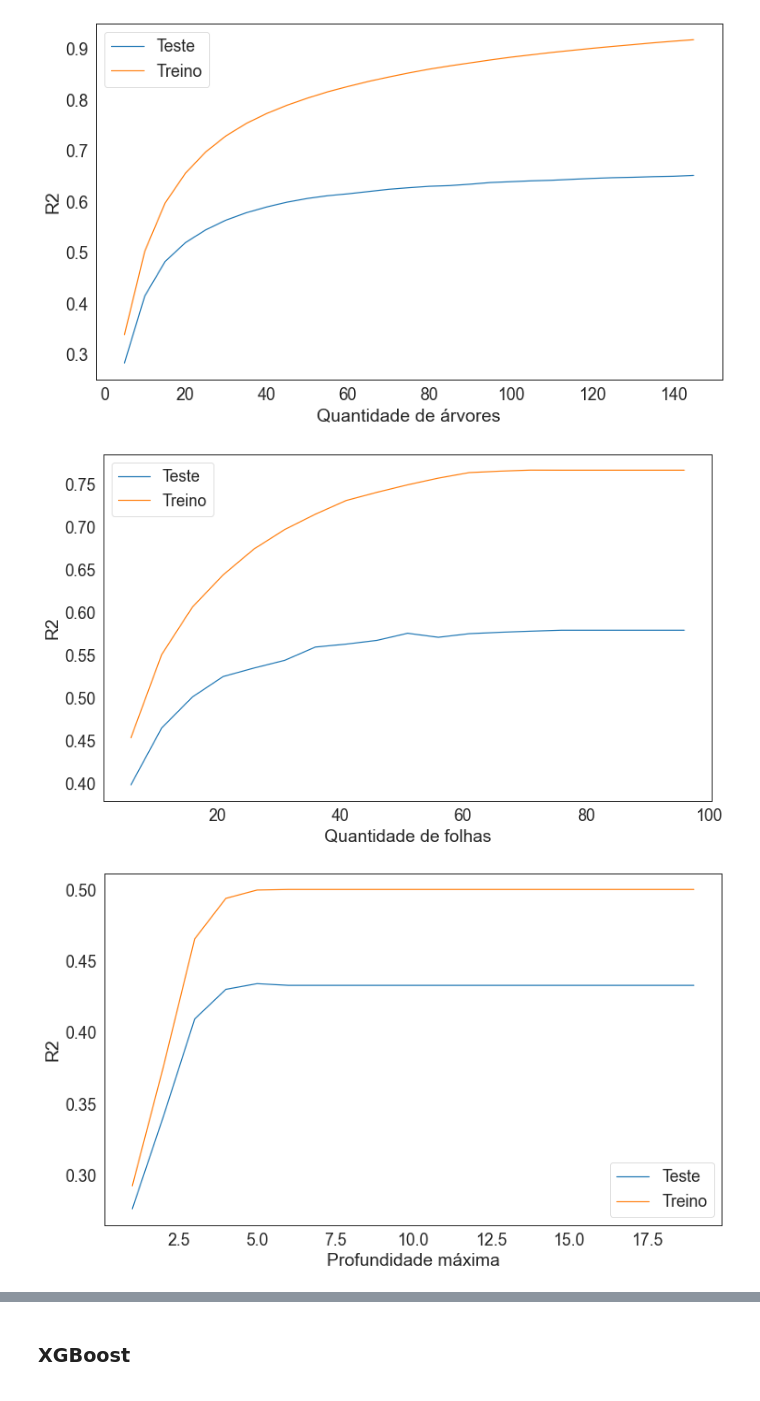
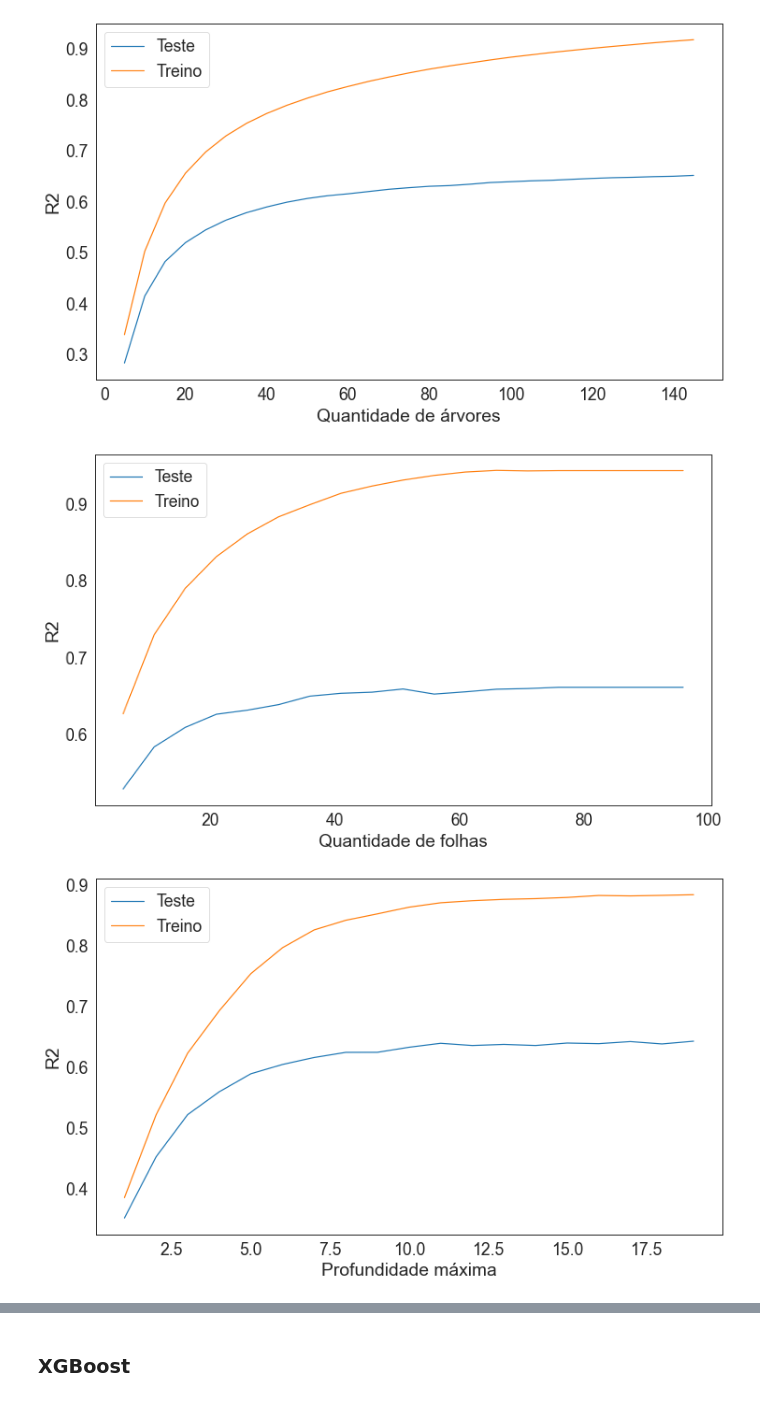
Before and after one commit to gabrielhooper/pq_leiloes_mba, a Jupyter notebook: 5. modelling.ipynb, the cells around one changed output, grey strips where cells are left out. Drawn from its saved outputs; the diff is of its cells as text; code cells hidden in the pictures.

Commit message:
modelos prontos

```diff
--- a/5. modelling.ipynb
+++ b/5. modelling.ipynb
@@ -585,7 +585,7 @@ def overfit_detect(model, df, param, init_value, end_value, interation_value,par
         cv = 5
         model_params = {param:n_param, 'random_state':RS }
         model_params.update(def_param)
-        clf = LGBMRegressor(**model_params)
+        clf = model(**model_params)
         scores = cross_validate(clf, df.drop(['perc_dec'],axis=1), df.perc_dec, cv=cv,
                                     return_train_score = True, return_estimator = True)
         lst_etimators.append(n_param)
@@ -670,11 +670,11 @@ overfit_detect(LGBMRegressor,df_train_light,'n_estimators',5,150,5,'Quantidade d
 # %% [output]
 [figure]
 # %%
-overfit_detect(LGBMRegressor,df_train_light,'num_leaves',1,100,5,'Quantidade de folhas',{'n_estimators':25})
+overfit_detect(LGBMRegressor,df_train_light,'num_leaves',1,100,5,'Quantidade de folhas')
 # %% [output]
-[figure, old version]
+[figure, new version]
 # %%
-overfit_detect(LGBMRegressor,df_train_light,'max_depth',1,20,1,'Profundidade máxima',{'n_estimators':25,'num_leaves':8})
+overfit_detect(LGBMRegressor,df_train_light,'max_depth',1,20,1,'Profundidade máxima')
 # %% [output]
-[figure, old version]
+[figure, new version]
 # %%
```
Also changed, not shown: parts of 39 cells of this notebook.
